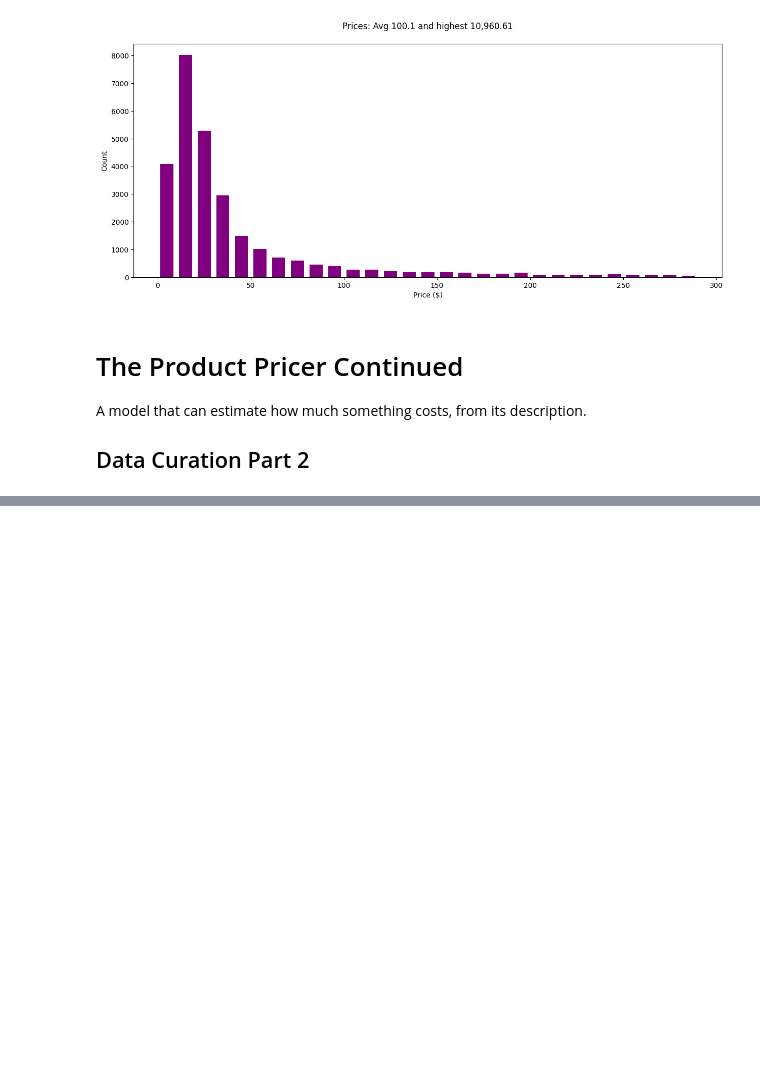
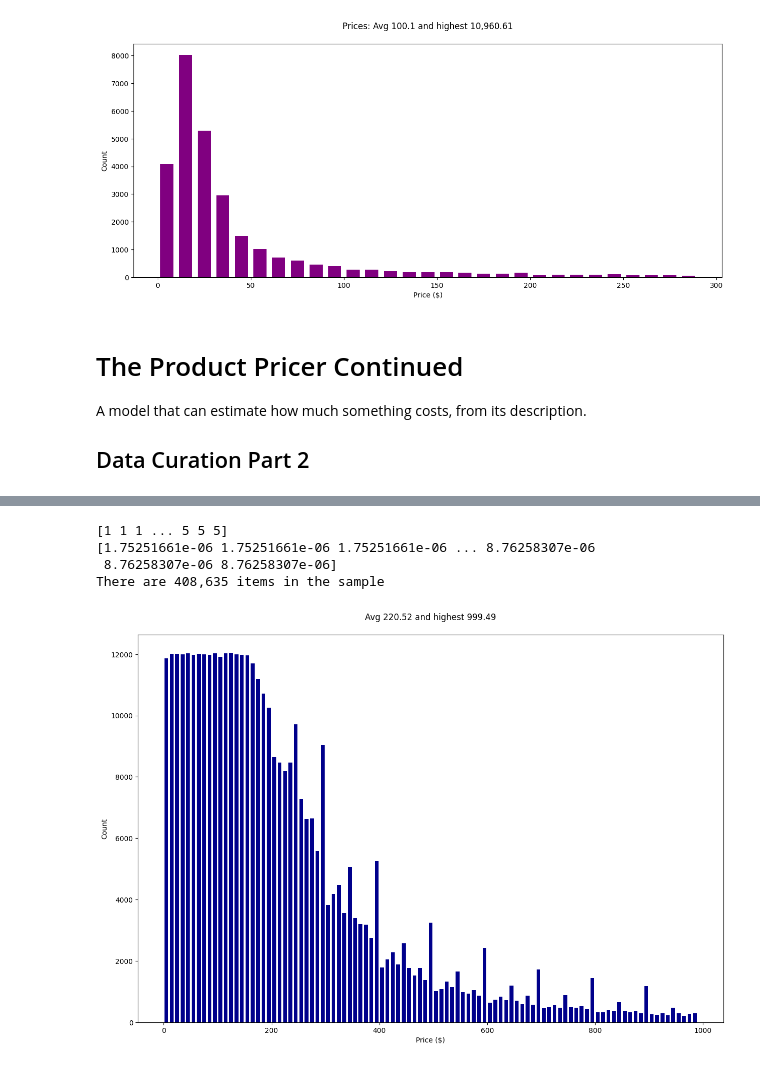
Before and after one commit to Soroushav/llm_basics, a Jupyter notebook: price_predict/main.ipynb, the cells around one changed output, grey strips where cells are left out. Saved outputs shown, nothing was run; the diff lists cells and outputs as text; code cells hidden in the pictures; blank space fills up the shorter version.

```diff
--- a/price_predict/main.ipynb
+++ b/price_predict/main.ipynb
@@ -165,0 +346,46 @@ Loading dataset Home_and_Kitchen
+# %%
+# Create a dict with a key of each price from $1 to $999
+# And in the value, put a list of items with that price (to nearest round number)
+
+slots = defaultdict(list)
+for item in items:
+    slots[round(item.price)].append(item)
+# %%
+# Create a dataset called "sample" which tries to more evenly take from the range of prices
+# And gives more weight to items from categories other than Automotive
+# Set random seed for reproducibility
+
+np.random.seed(42)
+random.seed(42)
+sample = []
+for i in range(1, 1000):
+    slot = slots[i]
+    if i>=240:
+        sample.extend(slot)
+    elif len(slot) <= 1200:
+        sample.extend(slot)
+    else:
+        weights = np.array([1 if item.category=='Automotive' else 5 for item in slot])
+        weights = weights / np.sum(weights)
+        selected_indices = np.random.choice(len(slot), size=1200, replace=False, p=weights)
+        selected = [slot[i] for i in selected_indices]
+        sample.extend(selected)
+
+print(f"There are {len(sample):,} items in the sample")
+# %% [output]
+[1 1 1 ... 5 5 5]
+[1.75251661e-06 1.75251661e-06 1.75251661e-06 ... 8.76258307e-06
+ 8.76258307e-06 8.76258307e-06]
+There are 408,635 items in the sample
+# %%
+# Plot the distribution of prices in sample
+
+prices = [float(item.price) for item in sample]
+plt.figure(figsize=(15, 10))
+plt.title(f"Avg {sum(prices)/len(prices):.2f} and highest {max(prices):,.2f}\n")
+plt.xlabel('Price ($)')
+plt.ylabel('Count')
+plt.hist(prices, rwidth=0.7, color="darkblue", bins=range(0, 1000, 10))
+plt.show()
+# %% [output]
+[figure, added]
```
Also changed, not shown: parts of 18 cells of this notebook, 2 other files.
